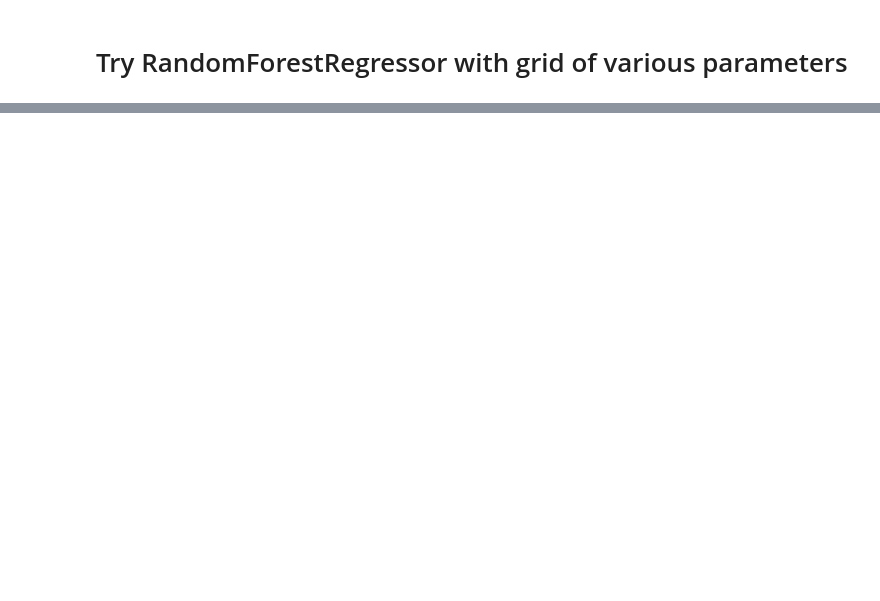
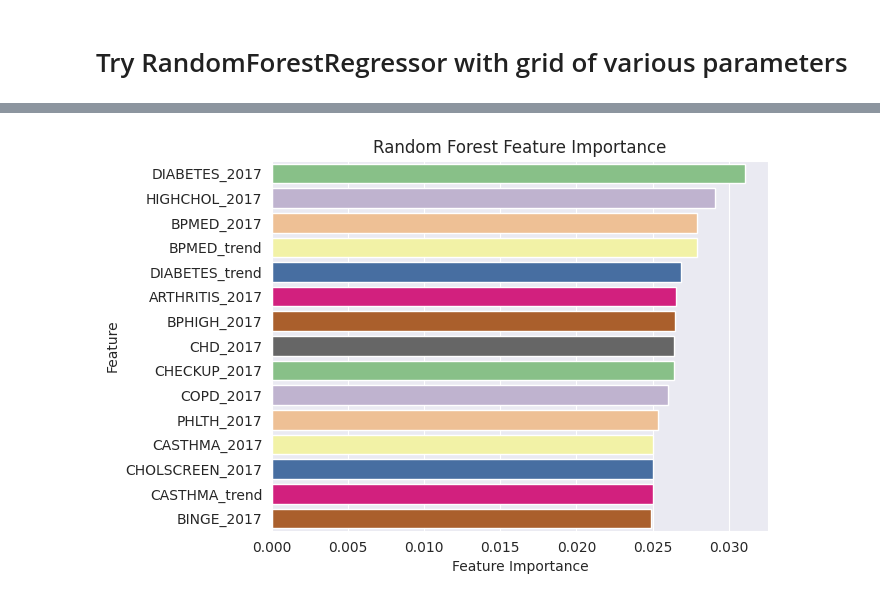
Before and after one commit to Tyler-Chi/Diabetes_Trend_Forecast, a Jupyter notebook: Modeling/RandomForest.ipynb, the cells around one changed output, grey strips where cells are left out. Cells and saved outputs as stored; diff of their text form; code cells hidden in the pictures; blank space fills up the shorter version.

```diff
--- a/Modeling/RandomForest.ipynb
+++ b/Modeling/RandomForest.ipynb
@@ -66,3 +79,6 @@ array([0.02490056, 0.02883063, 0.01871427, 0.02624513, 0.02218258,
 # %%
-# plt.figure(figsize=(15,10))
-# plt.barh(numerical_features, regr.feature_importances_)
+%run -i ./Model_Eval.ipynb
+
+plot_feature_importance(regr.feature_importances_, numerical_features, 'Random Forest', 15)
+# %% [output]
+[figure, added]
```
Also changed, not shown: parts of 10 cells of this notebook, 7 other files.
